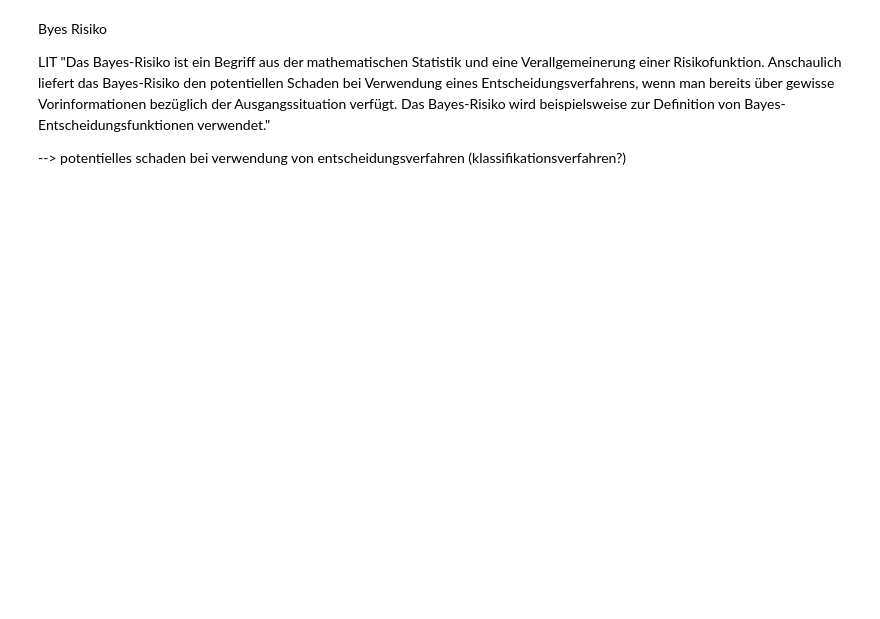
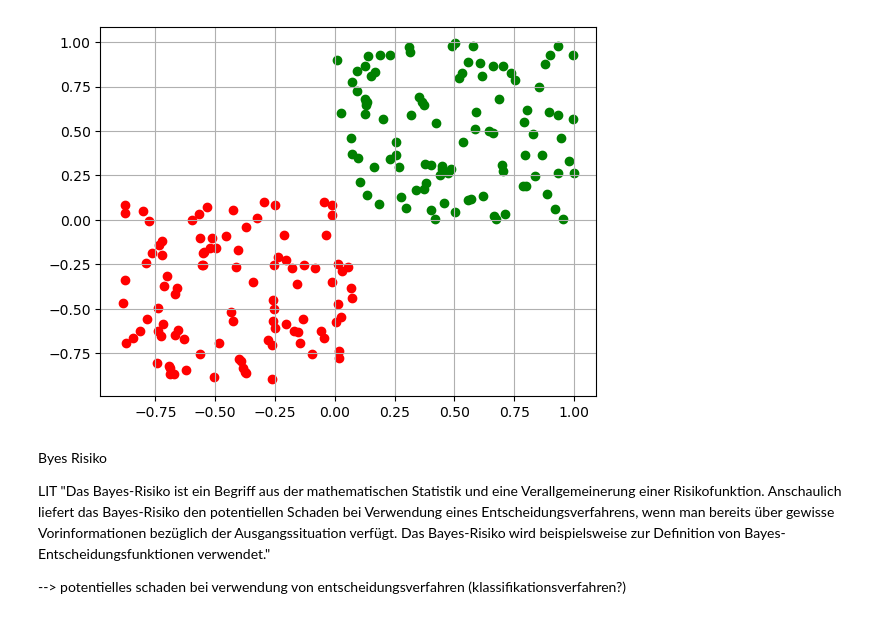
Before and after one commit to Hazishan/MaschinellesLernen, a Jupyter notebook: uebung01.ipynb, the cells around one changed output. Saved outputs shown, nothing was run; the diff lists cells and outputs as text; code cells hidden in the pictures; blank space fills up the shorter version.

Commit message:
grid visual

```diff
--- a/uebung01.ipynb
+++ b/uebung01.ipynb
@@ -42,3 +58,12 @@ plt.show()
+# %%
+fig, ax = plt.subplots()
+
+ax.scatter(x_pos_mat[:,0],x_pos_mat[:,1], c="green",)
+ax.scatter(x_neg_mat[:,0],x_neg_mat[:,1], c="red",)
+plt.grid()
+plt.show()
+# %% [output]
+[figure, added]
 # %% [markdown]
 Byes Risiko
 
```
Also changed, not shown: parts of 6 cells of this notebook.
